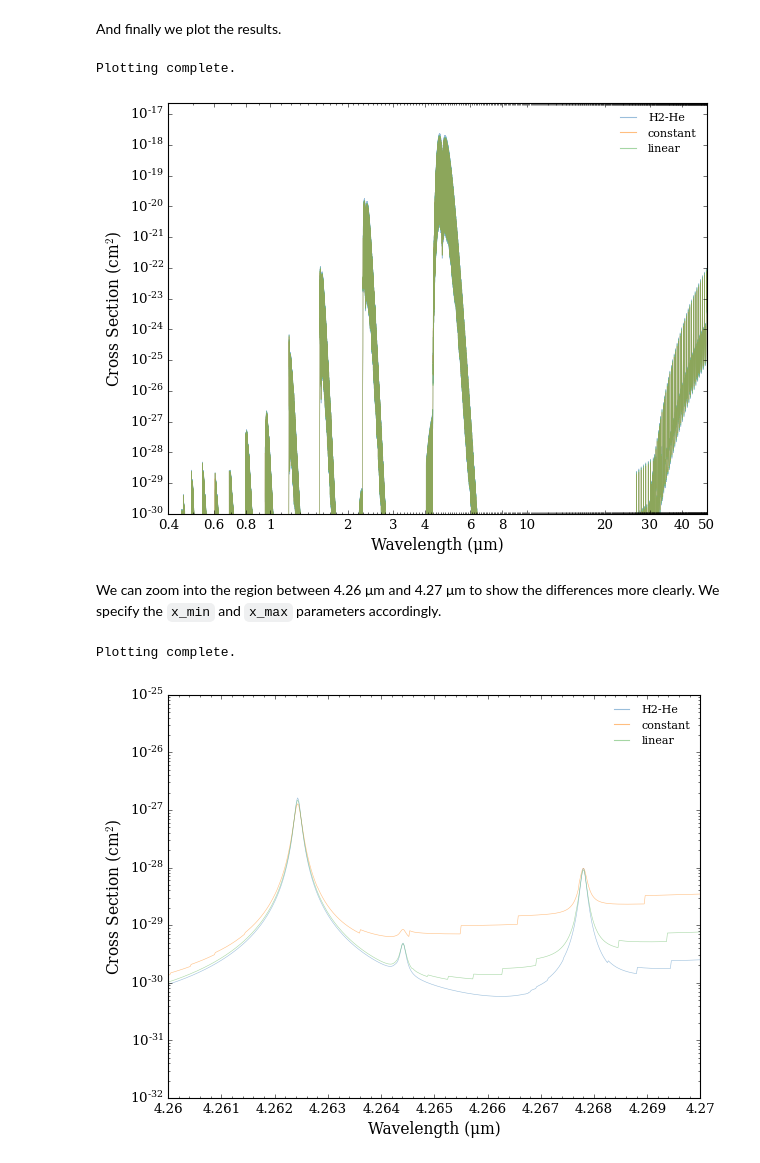
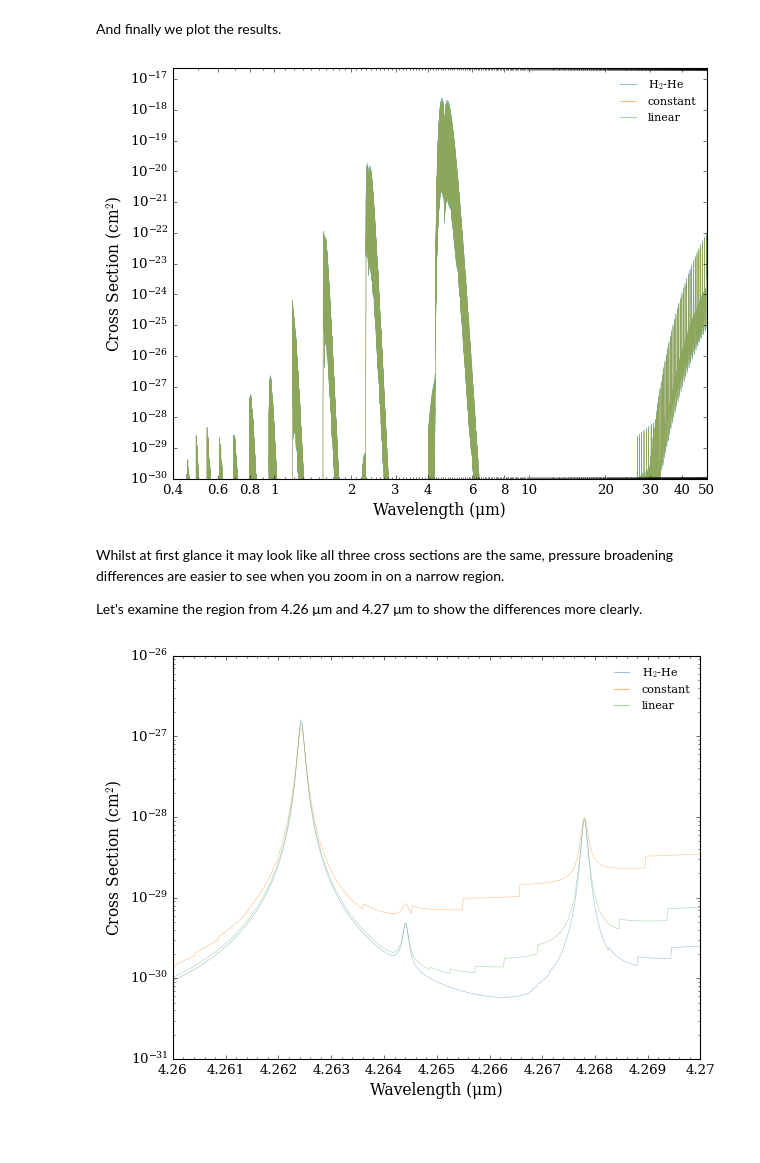
Before and after one commit to MartianColonist/Cthulhu, a Jupyter notebook: docs/content/notebooks/cross_section_broadening.ipynb, the cells around one changed output. Cells and saved outputs as stored; diff of their text form; code cells hidden in the pictures; blank space fills up the shorter version.

```diff
--- a/docs/content/notebooks/cross_section_broadening.ipynb
+++ b/docs/content/notebooks/cross_section_broadening.ipynb
@@ -116,41 +149,47 @@ Now we are able to plot the cross section. We need to first read the cross secti
 # %%
 from Cthulhu.misc import read_cross_section_file, cross_section_collection
 
-'''Read in the cross section we just computed'''
+# Read in the cross sections we just computed
+nu, sigma = read_cross_section_file(species = species, database = database,
+                                    filename = 'CO_T1000.0K_log_P0.0_H2-He_sigma.txt')
+nu2, sigma2 = read_cross_section_file(species = species, database = database,
+                                      filename = 'CO_T1000.0K_log_P0.0_custom_constant_sigma.txt')
+nu3, sigma3 = read_cross_section_file(species = species, database = database,
+                                      filename = 'CO_T1000.0K_log_P0.0_custom_linear_sigma.txt')
 
-nu, sigma = read_cross_section_file(species = species, database = database,
-                                    filename = 'CO_T1000K_log_P0.0_H2-He_sigma.txt')
-nu2, sigma2 = read_cross_section_file(species = species, database = database,
-                                      filename = 'CO_T1000K_log_P0.0_custom_constant_sigma.txt')
-nu3, sigma3 = read_cross_section_file(species = species, database = database,
-                                      filename = 'CO_T1000K_log_P0.0_custom_linear_sigma.txt')
-
-'''Add both cross sections to collection in preparation for plotting'''
-
+# Generate an empty collection object for plotting
 cross_sections = []
 
-cross_sections = cross_section_collection(new_x = nu, new_y = sigma, collection = cross_sections)  # Add first cross section to collection
+# Add first cross section to collection
+cross_sections = cross_section_collection(new_x = nu, new_y = sigma, collection = cross_sections)
 
-cross_sections = cross_section_collection(new_x = nu2, new_y = sigma2, collection = cross_sections) # Add second cross section to collection, making sure to specify the previous collection as a parameter
+# Add second cross section to collection
+cross_sections = cross_section_collection(new_x = nu2, new_y = sigma2, collection = cross_sections)
 
-cross_sections = cross_section_collection(new_x = nu3, new_y = sigma3, collection = cross_sections) # Add third cross section to collection
+# Add third cross section to collection
+cross_sections = cross_section_collection(new_x = nu3, new_y = sigma3, collection = cross_sections)
 # %% [markdown]
 And finally we plot the results.
 # %%
 from Cthulhu.plot import plot_cross_section
 
-'''Plot all 3 cross sections on the same plot'''
-
-plot_cross_section(collection = cross_sections, labels = ['H2-He', 'constant', 'linear'], filename = 'Different_Broadening_Types_for_CO')
+plot_cross_section(collection = cross_sections,
+                   labels = ['H$_2$-He', 'constant', 'linear'],
+                   filename = 'Different_Broadening_Types_for_CO',
+                   y_min = 1.0e-30,
+                   )
 # %% [output]
-Plotting complete.
-[figure, old version]
+[figure, new version]
-# %% [markdown]
-We can zoom into the region between 4.26 μm and 4.27 μm to show the differences more clearly. We specify the `x_min` and `x_max` parameters accordingly.
+# %% [markdown]
+Whilst at first glance it may look like all three cross sections are the same, pressure broadening differences are easier to see when you zoom in on a narrow region.
+
+Let's examine the region from 4.26 μm and 4.27 μm to show the differences more clearly.
 # %%
-plot_cross_section(collection = cross_sections, labels = ['H2-He', 'constant', 'linear'],
-                   filename = 'Different_Broadening_Types_for_CO_Zoomed', x_min = 4.26, x_max = 4.27,
-                   y_max = 1e-26, y_min = 1e-32)
+plot_cross_section(collection = cross_sections,
+                   labels = ['H$_2$-He', 'constant', 'linear'],
+                   filename = 'Different_Broadening_Types_for_CO_Zoomed',
+                   x_min = 4.26, x_max = 4.27,
+                   y_min = 1e-31, y_max = 1.0e-26,
+                   )
 # %% [output]
-Plotting complete.
-[figure, old version]
+[figure, new version]
```
Also changed, not shown: parts of 11 cells of this notebook, 3 other files.
